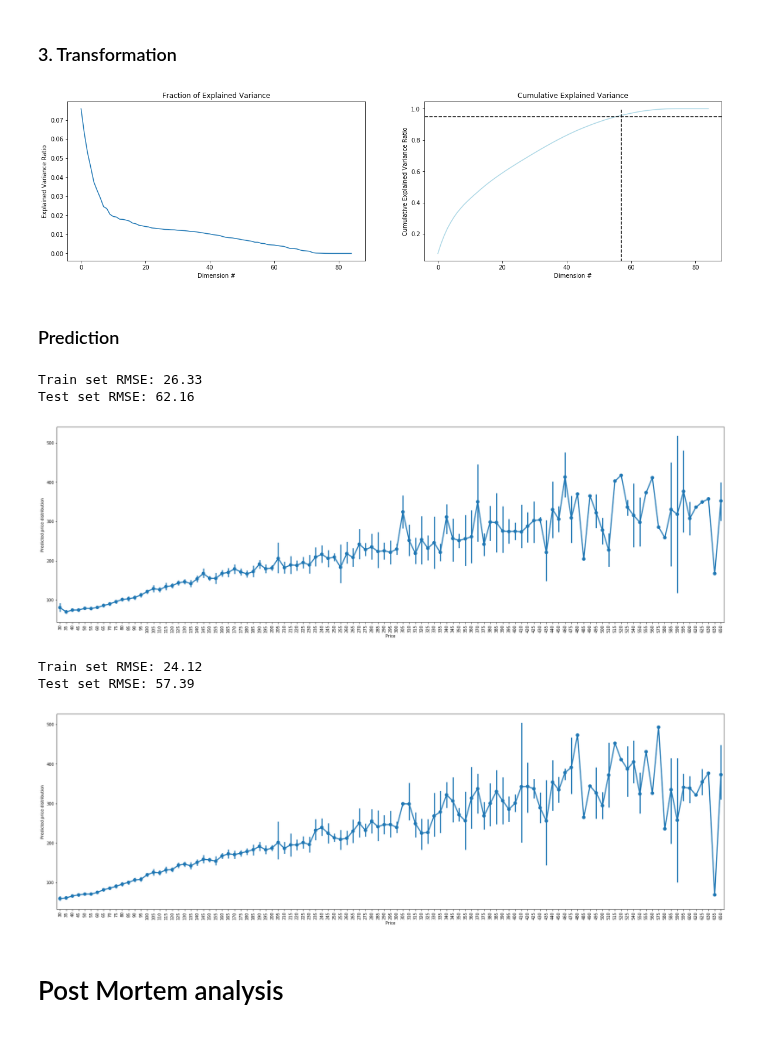
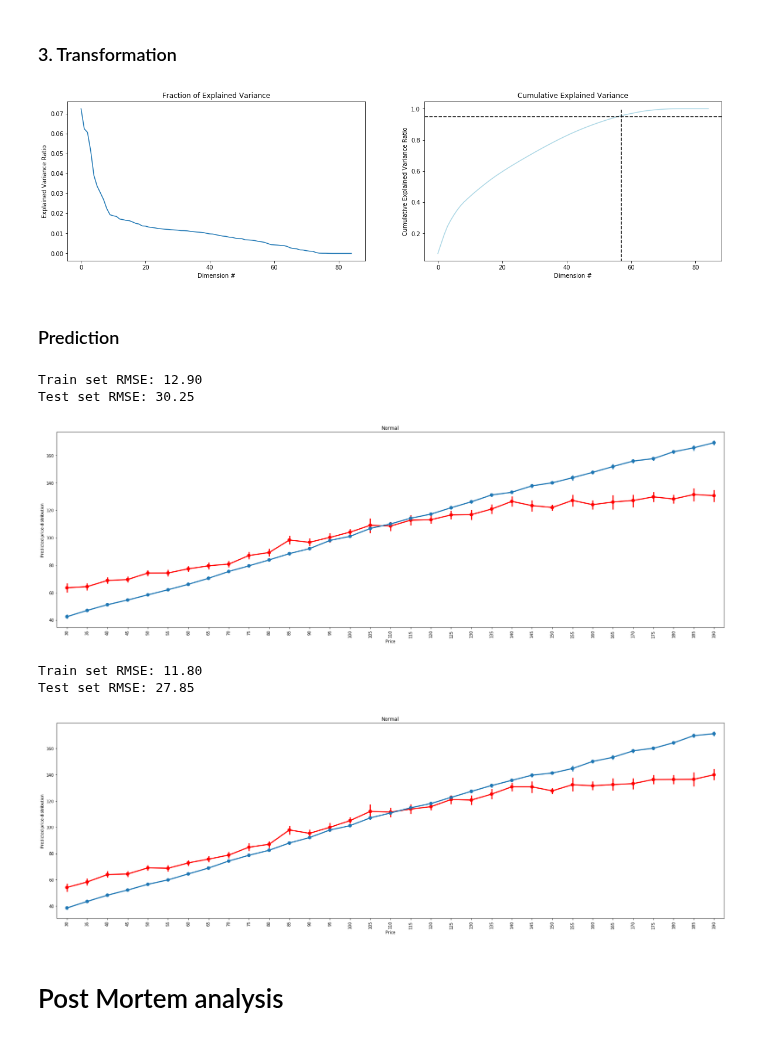
Before and after one commit to principal-miners/listings, a Jupyter notebook: ssh/Modeling.ipynb, the cells around one changed output. Saved outputs shown, nothing was run; the diff lists cells and outputs as text; code cells hidden in the pictures.

```diff
--- a/ssh/Modeling.ipynb
+++ b/ssh/Modeling.ipynb
@@ -39,6 +39,8 @@ RANDOM_SEED = 42
 # %%
 data_path = "C:\\Users\\sriharis\\OneDrive\\UChicago\\DataMining\\project\\NYData\\cleaned_with_nlp_listings.csv"
 listings = pd.read_csv(data_path, index_col="id")
+# %%
+PERCENTILE_CROP = [1,80]
 # %%
 listings.head()
 # %% [output]
@@ -95,7 +97,7 @@ Similarly, we can remove everything below 1% percentile.
 # %% [markdown]
 How many rows would we lose if we removed everything above 99 percentile?
 # %%
-listings_filtered = listings[listings["price"] <= price_percentile.iloc[99,:].values[0]]
-listings_filtered = listings_filtered[listings_filtered["price"] >= price_percentile.iloc[1,:].values[0]]
+listings_filtered = listings[listings["price"] <= price_percentile.iloc[PERCENTILE_CROP[1],:].values[0]]
+listings_filtered = listings_filtered[listings_filtered["price"] >= price_percentile.iloc[PERCENTILE_CROP[0],:].values[0]]
 listings_filtered["price"].describe()
 # %% [output]
@@ -171,7 +173,7 @@ f, ax = plt.subplots(1,2,figsize=(20,5))
 plot_naive_variance(pca_naive, ax[0])
 num_pc = plot_pca_var_cum(pca_naive, ax=ax[1], cutoff=0.95)
 # %% [output]
-[figure, old version]
+[figure, new version]
 # %%
 pca = PCA(n_components=num_pc)
 pca.fit(x_train)
@@ -194,16 +196,19 @@ rmse_test = mse_test**(1/2)
 print("Train set RMSE: {:.2f}".format(rmse_train))
 print("Test set RMSE: {:.2f}".format(rmse_test))
 # %% [output]
-Train set RMSE: 26.33
-Test set RMSE: 62.16
+Train set RMSE: 12.90
+Test set RMSE: 30.25
 # %%
 f, ax = plt.subplots(1,1, figsize=(30, 9))
-g = sns.pointplot(x=y_test.ravel(), y=y_pred_test, ax=ax)
+g = sns.pointplot(x=y_test.ravel(), y=y_pred_test.ravel(), ax=ax, color="red")
+g = sns.pointplot(x=y_train.ravel(), y=y_pred_train.ravel(), ax=ax)
+
 t = g.set_xlabel("Price")
 t = g.set_ylabel("Predicted price distribution")
 t = g.set_xticklabels(g.get_xticklabels(), rotation=90)
+t = g.set_title("Normal")
 # %% [output]
-[figure, old version]
+[figure, new version]
 # %%
 rfr = RandomForestRegressor()
 rfr.fit(X=x_train, y=y_train)
@@ -219,16 +224,19 @@ rmse_test = mse_test**(1/2)
 print("Train set RMSE: {:.2f}".format(rmse_train))
 print("Test set RMSE: {:.2f}".format(rmse_test))
 # %% [output]
-Train set RMSE: 24.12
-Test set RMSE: 57.39
+Train set RMSE: 11.80
+Test set RMSE: 27.85
 # %%
 f, ax = plt.subplots(1,1, figsize=(30, 9))
-g = sns.pointplot(x=y_test.ravel(), y=y_pred_test, ax=ax)
+g = sns.pointplot(x=y_test.ravel(), y=y_pred_test.ravel(), ax=ax, color="red")
+g = sns.pointplot(x=y_train.ravel(), y=y_pred_train.ravel(), ax=ax)
+
 t = g.set_xlabel("Price")
 t = g.set_ylabel("Predicted price distribution")
 t = g.set_xticklabels(g.get_xticklabels(), rotation=90)
+t = g.set_title("Normal")
 # %% [output]
-[figure, old version]
+[figure, new version]
 # %% [markdown]
 # Post Mortem analysis
 # %% [markdown]
```
Also changed, not shown: parts of 36 cells of this notebook, 1 other file.
